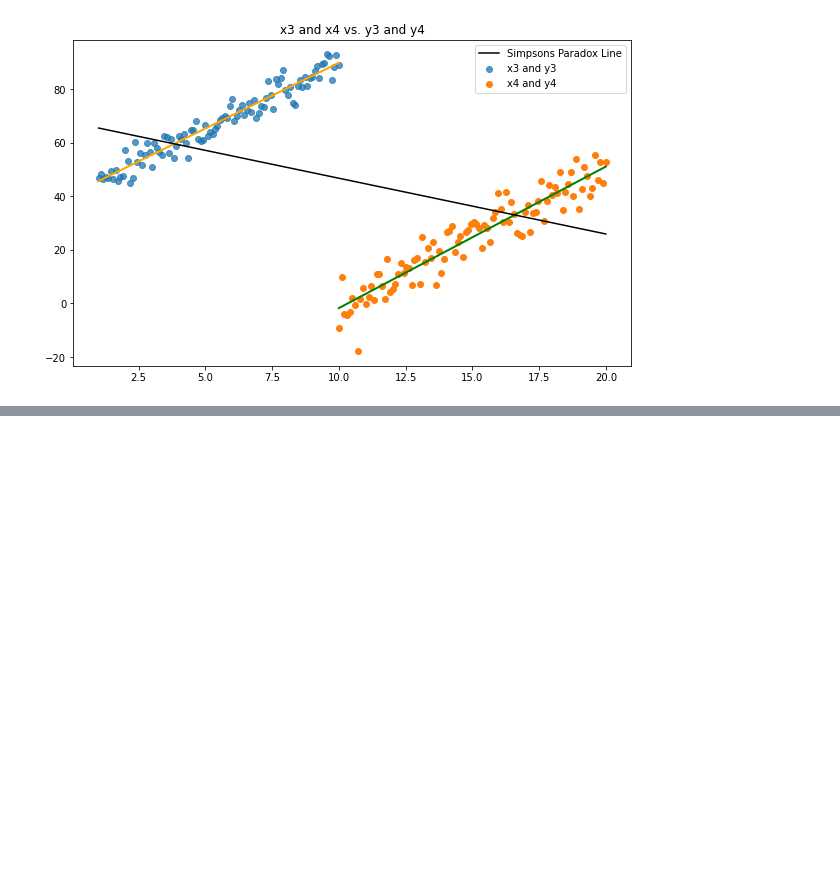
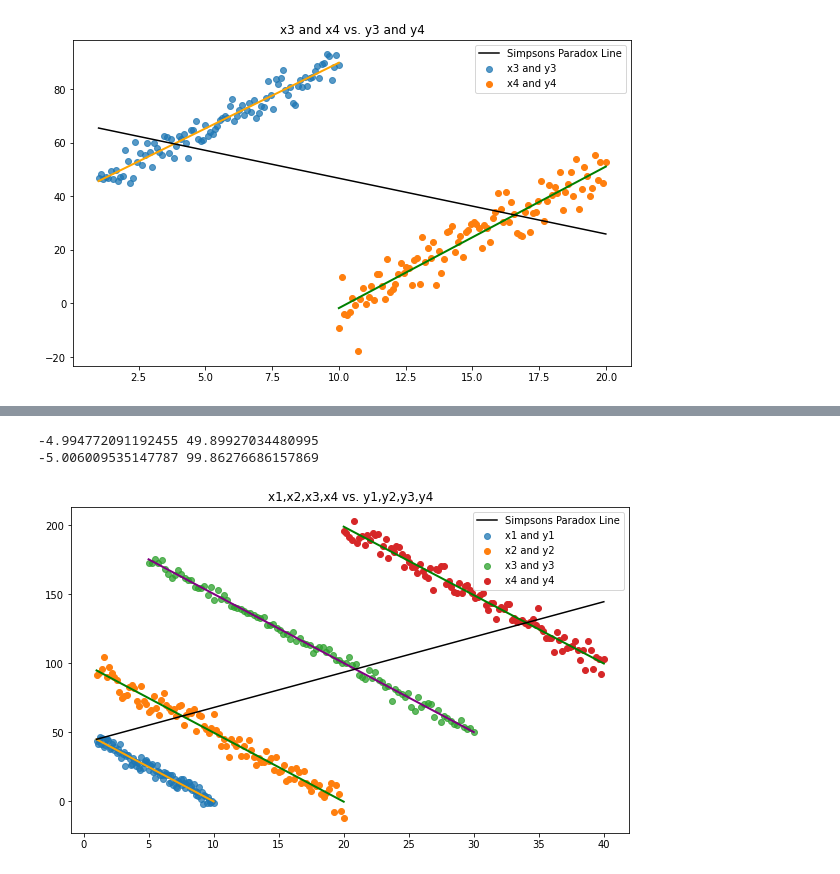
Before and after one commit to itskeithstudent/Fundamentals-Of-Data-Analysis-52446-Tasks, a Jupyter notebook: Tasks.ipynb, the cells around one changed output, grey strips where cells are left out. Saved outputs shown, nothing was run; the diff lists cells and outputs as text; code cells hidden in the pictures; blank space fills up the shorter version.

Commit message:
add example showing simpsons paradox with 4 different datasets together

```diff
--- a/Tasks.ipynb
+++ b/Tasks.ipynb
@@ -428,0 +433,39 @@ Text(0.5, 1.0, 'x3 and x4 vs. y3 and y4')
+# %%
+x1 = np.linspace(1,10,100)
+y1 = -5*x1+50+rng.normal(0.0,3,len(x1))
+a1,b1 = np.polyfit(x1,y1,1)
+
+x2 = np.linspace(1, 20, 100)
+y2 = -5*x2+100+rng.normal(0.0,5,len(x2))
+a2,b2 = np.polyfit(x2,y2, 1)
+
+x3 = np.linspace(5,30,100)
+y3 = -5*x3+200+rng.normal(0.0,3,len(x3))
+a3,b3 = np.polyfit(x3,y3,1)
+
+x4 = np.linspace(20, 40, 100)
+y4 = -5*x4+300+rng.normal(0.0,5,len(x4))
+a4,b4 = np.polyfit(x4,y4, 1)
+
+#in an effort to create a single combined dataset in order to show the line of fit for x1 and x2 and y1 and y2
+x_all = np.concatenate((x1,x2,x3,x4), axis=None)
+y_all = np.concatenate((y1,y2,y3,y4), axis=None)
+a_all,b_all = np.polyfit(x_all,y_all, 1)
+#comb_a, comb_b = np.polyfit(x3x4,y3y4,1)
+plt.figure(figsize=(10,6))
+plt.plot(np.unique(x1), a1*np.unique(x1)+b1, 'orange', linewidth=2) #want the line underneath the transparent dot's
+plt.scatter(x1,y1, marker='o', alpha=0.75, label='x1 and y1') #set the scatter dots to be slightly transparent
+plt.scatter(x2,y2, label='x2 and y2')
+plt.plot(np.unique(x2), a2*np.unique(x2)+b2, 'green', linewidth=2) #want the line underneath the transparent dot's
+#plt.plot(np.unique(x3x4), comb_a*np.unique(x3x4)+comb_b, color='black', label='Simpsons Paradox Line')
+plt.plot(np.unique(x3), a3*np.unique(x3)+b3, 'purple', linewidth=2) #want the line underneath the transparent dot's
+plt.scatter(x3,y3, marker='o', alpha=0.75, label='x3 and y3') #set the scatter dots to be slightly transparent
+plt.scatter(x4,y4, label='x4 and y4')
+plt.plot(np.unique(x4), a4*np.unique(x4)+b4, 'green', linewidth=2) #want the line underneath the transparent dot's
+plt.plot(np.unique(xall), a_all*np.unique(xall)+b_all, color='black', label='Simpsons Paradox Line')
+plt.legend()
+plt.title('x1,x2,x3,x4 vs. y1,y2,y3,y4');
+# %% [output]
+-4.994772091192455 49.89927034480995
+-5.006009535147787 99.86276686157869
+[figure, added]
```
Also changed, not shown: parts of 1 cell of this notebook.
